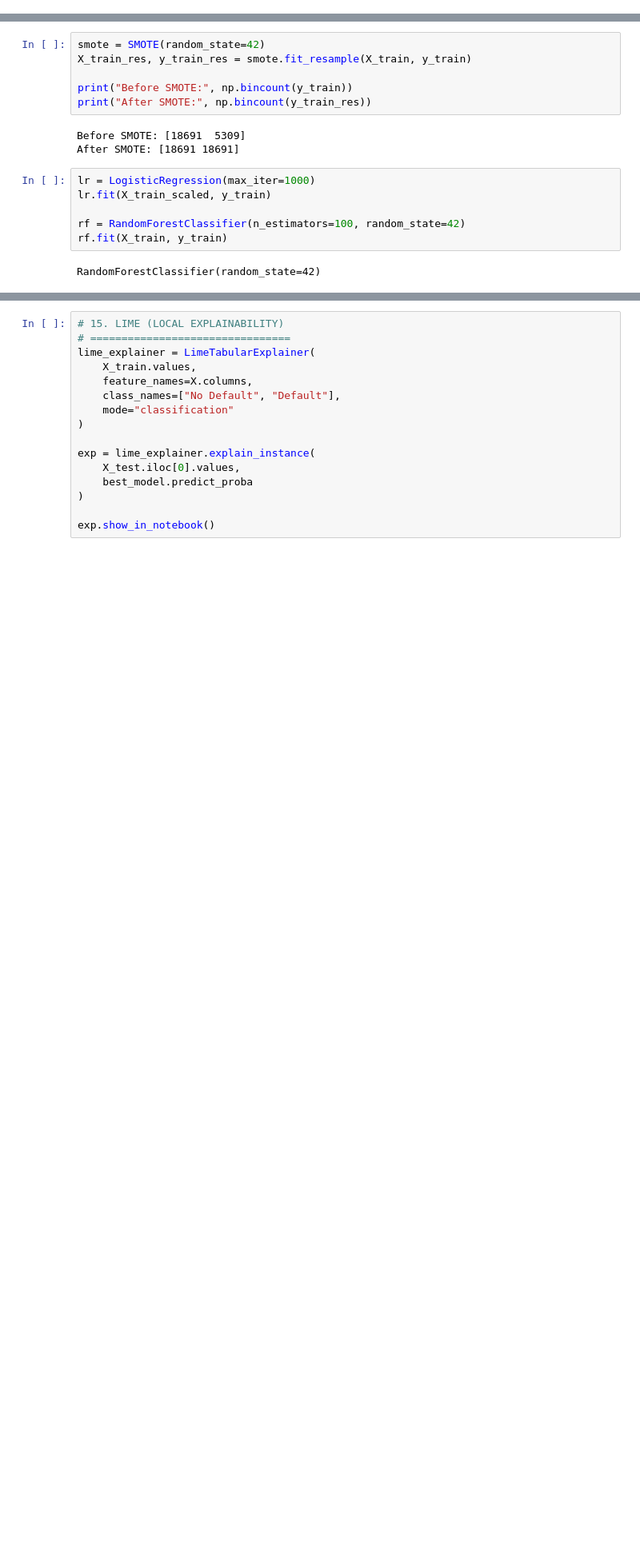
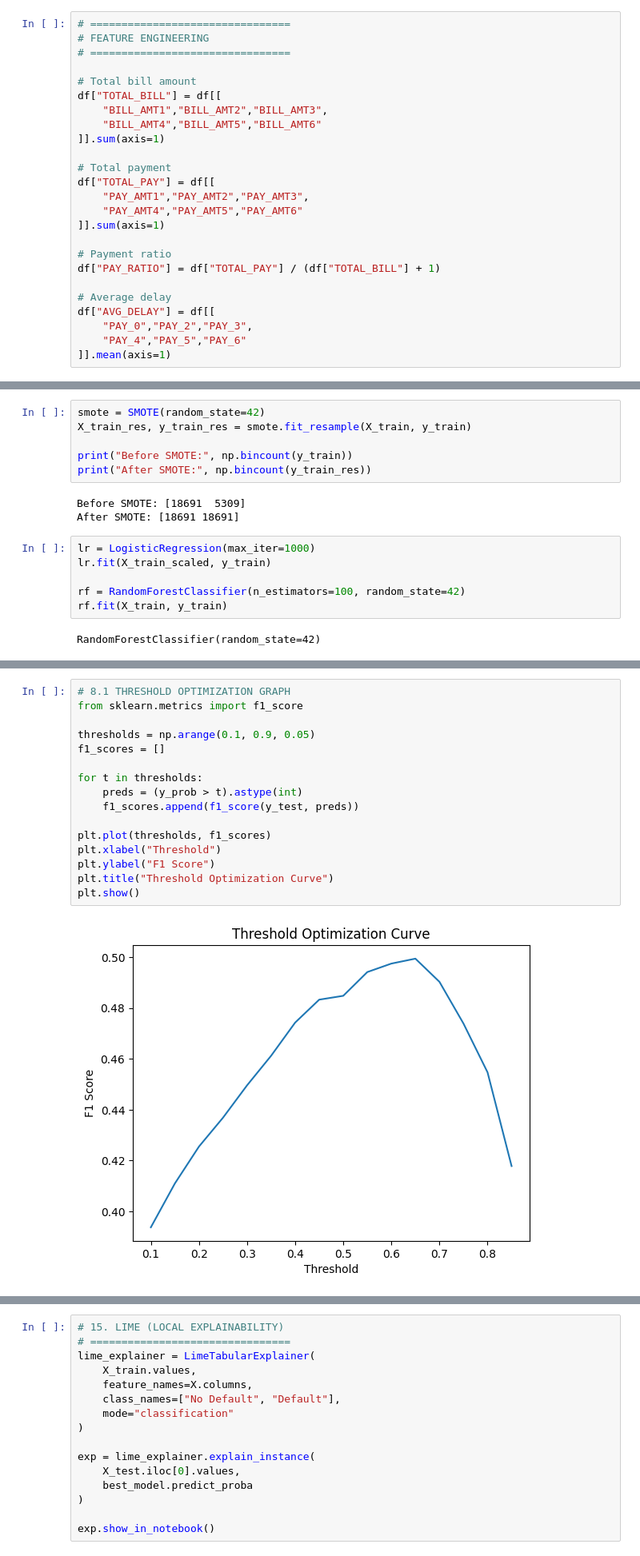
Before and after one commit to Sandesh-Ghimire/Credit-Card-Default, a Jupyter notebook: optimizedcode.ipynb, the cells around one changed output, grey strips where cells are left out. Shown at 80% size. Drawn from its saved outputs; the diff is of its cells as text; blank space fills up the shorter version.

```diff
--- a/optimizedcode.ipynb
+++ b/optimizedcode.ipynb
@@ -75,6 +75,31 @@ Mounted at /content/drive
 4      9000       689       679        0
 
 [5 rows x 24 columns]
+# %%
+# ================================
+# FEATURE ENGINEERING
+# ================================
+
+# Total bill amount
+df["TOTAL_BILL"] = df[[
+    "BILL_AMT1","BILL_AMT2","BILL_AMT3",
+    "BILL_AMT4","BILL_AMT5","BILL_AMT6"
+]].sum(axis=1)
+
+# Total payment
+df["TOTAL_PAY"] = df[[
+    "PAY_AMT1","PAY_AMT2","PAY_AMT3",
+    "PAY_AMT4","PAY_AMT5","PAY_AMT6"
+]].sum(axis=1)
+
+# Payment ratio
+df["PAY_RATIO"] = df["TOTAL_PAY"] / (df["TOTAL_BILL"] + 1)
+
+# Average delay
+df["AVG_DELAY"] = df[[
+    "PAY_0","PAY_2","PAY_3",
+    "PAY_4","PAY_5","PAY_6"
+]].mean(axis=1)
 # %%
 X = df.drop("default", axis=1)
 y = df["default"]
@@ -164,3 +236,21 @@ weighted avg       0.78      0.77      0.77      6000
+# %%
+# 8.1 THRESHOLD OPTIMIZATION GRAPH
+from sklearn.metrics import f1_score
+
+thresholds = np.arange(0.1, 0.9, 0.05)
+f1_scores = []
+
+for t in thresholds:
+    preds = (y_prob > t).astype(int)
+    f1_scores.append(f1_score(y_test, preds))
+
+plt.plot(thresholds, f1_scores)
+plt.xlabel("Threshold")
+plt.ylabel("F1 Score")
+plt.title("Threshold Optimization Curve")
+plt.show()
+# %% [output]
+[figure, added]
 # %%
 # 9. MODEL EVALUATION
 # ================================
```
Also changed, not shown: parts of 13 cells of this notebook.
